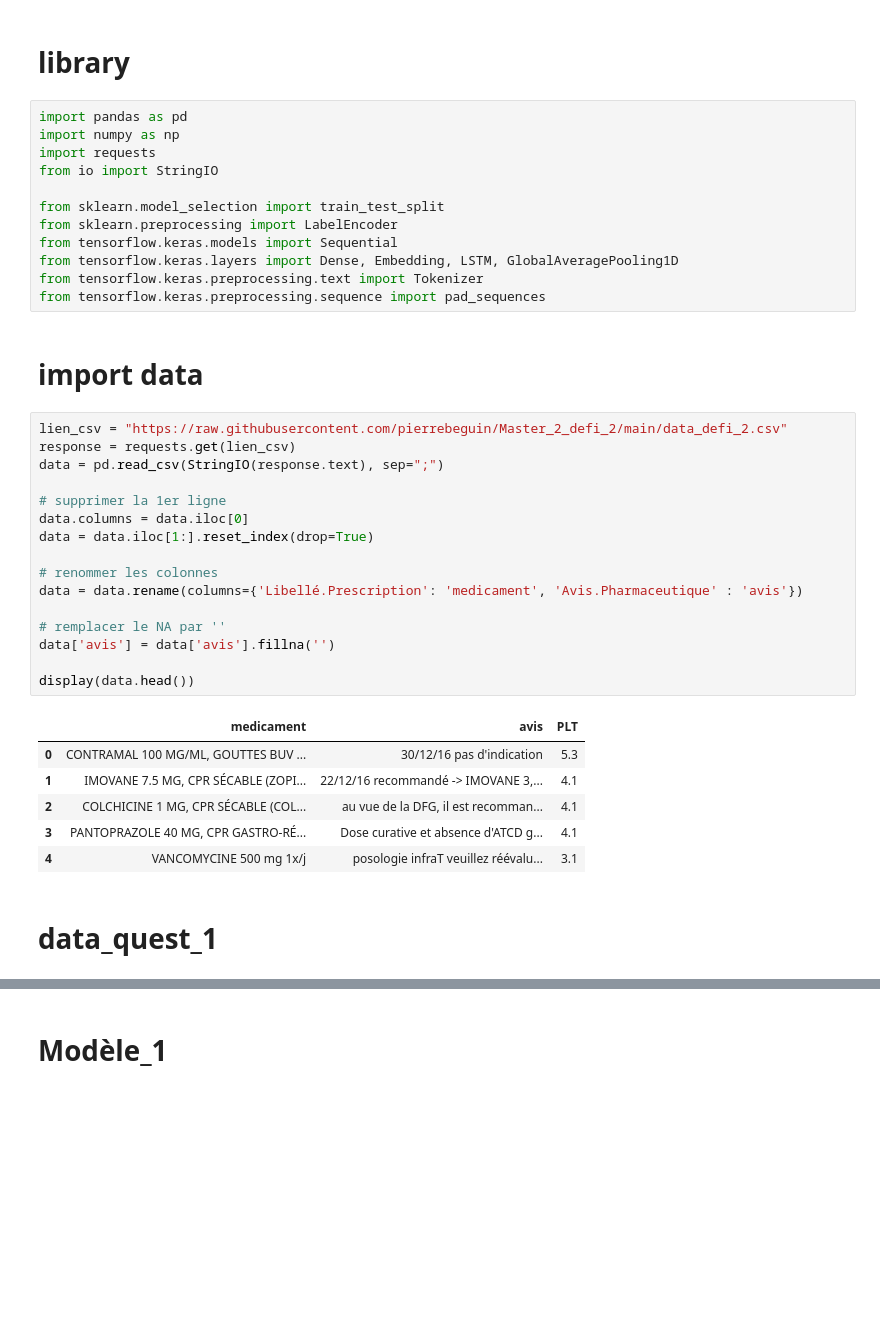
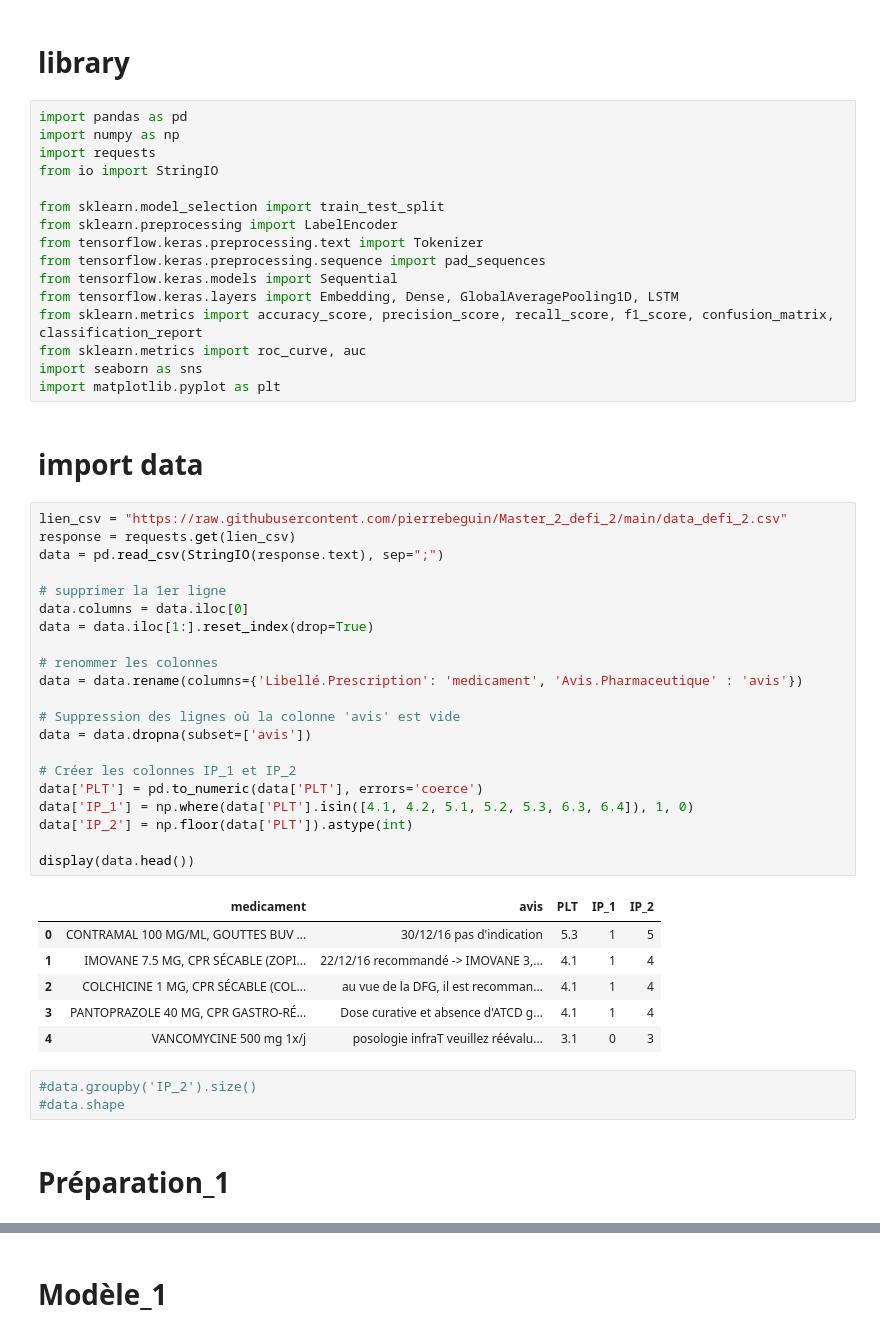
Before and after one commit to pierrebeguin/Master_2_defi_2, a Jupyter notebook: défi_2.ipynb, the cells around one changed output, grey strips where cells are left out. Saved outputs shown, nothing was run; the diff lists cells and outputs as text; blank space fills up the shorter version.

```diff
--- a/défi_2.ipynb
+++ b/défi_2.ipynb
@@ -8,34 +8,46 @@ from io import StringIO
 
 from sklearn.model_selection import train_test_split
 from sklearn.preprocessing import LabelEncoder
-from tensorflow.keras.models import Sequential
-from tensorflow.keras.layers import Dense, Embedding, LSTM, GlobalAveragePooling1D
 from tensorflow.keras.preprocessing.text import Tokenizer
 from tensorflow.keras.preprocessing.sequence import pad_sequences
+from tensorflow.keras.models import Sequential
+from tensorflow.keras.layers import Embedding, Dense, GlobalAveragePooling1D, LSTM
+from sklearn.metrics import accuracy_score, precision_score, recall_score, f1_score, confusion_matrix, classification_report
+from sklearn.metrics import roc_curve, auc
+import seaborn as sns
+import matplotlib.pyplot as plt
 # %% [markdown]
 # import data
 # %%
 lien_csv = "https://raw.githubusercontent.com/pierrebeguin/Master_2_defi_2/main/data_defi_2.csv"
 response = requests.get(lien_csv)
 data = pd.read_csv(StringIO(response.text), sep=";")
 
 # supprimer la 1er ligne
 data.columns = data.iloc[0]
 data = data.iloc[1:].reset_index(drop=True)
 
 # renommer les colonnes
 data = data.rename(columns={'Libellé.Prescription': 'medicament', 'Avis.Pharmaceutique' : 'avis'})
 
-# remplacer le NA par ''
-data['avis'] = data['avis'].fillna('')
+# Suppression des lignes où la colonne 'avis' est vide
+data = data.dropna(subset=['avis'])
+
+# Créer les colonnes IP_1 et IP_2
+data['PLT'] = pd.to_numeric(data['PLT'], errors='coerce')
+data['IP_1'] = np.where(data['PLT'].isin([4.1, 4.2, 5.1, 5.2, 5.3, 6.3, 6.4]), 1, 0)
+data['IP_2'] = np.floor(data['PLT']).astype(int)
 
 display(data.head())
 # %% [output]
-|  | medicament | avis | PLT |
-| 0 | CONTRAMAL 100 MG/ML, GOUTTES BUV ... | 30/12/16 pas d'indication | 5.3 |
-| 1 | IMOVANE 7.5 MG, CPR SÉCABLE (ZOPI... | 22/12/16 recommandé -> IMOVANE 3,... | 4.1 |
-| 2 | COLCHICINE 1 MG, CPR SÉCABLE (COL... | au vue de la DFG, il est recomman... | 4.1 |
-| 3 | PANTOPRAZOLE 40 MG, CPR GASTRO-RÉ... | Dose curative et absence d'ATCD g... | 4.1 |
-| 4 | VANCOMYCINE 500 mg 1x/j | posologie infraT veuillez réévalu... | 3.1 |
+|  | medicament | avis | PLT | IP_1 | IP_2 |
+| 0 | CONTRAMAL 100 MG/ML, GOUTTES BUV ... | 30/12/16 pas d'indication | 5.3 | 1 | 5 |
+| 1 | IMOVANE 7.5 MG, CPR SÉCABLE (ZOPI... | 22/12/16 recommandé -> IMOVANE 3,... | 4.1 | 1 | 4 |
+| 2 | COLCHICINE 1 MG, CPR SÉCABLE (COL... | au vue de la DFG, il est recomman... | 4.1 | 1 | 4 |
+| 3 | PANTOPRAZOLE 40 MG, CPR GASTRO-RÉ... | Dose curative et absence d'ATCD g... | 4.1 | 1 | 4 |
+| 4 | VANCOMYCINE 500 mg 1x/j | posologie infraT veuillez réévalu... | 3.1 | 0 | 3 |
+# %%
+#data.groupby('IP_2').size()
+#data.shape
 # %% [markdown]
-# data_quest_1
+# Préparation_1
```
Also changed, not shown: parts of 30 cells of this notebook.
